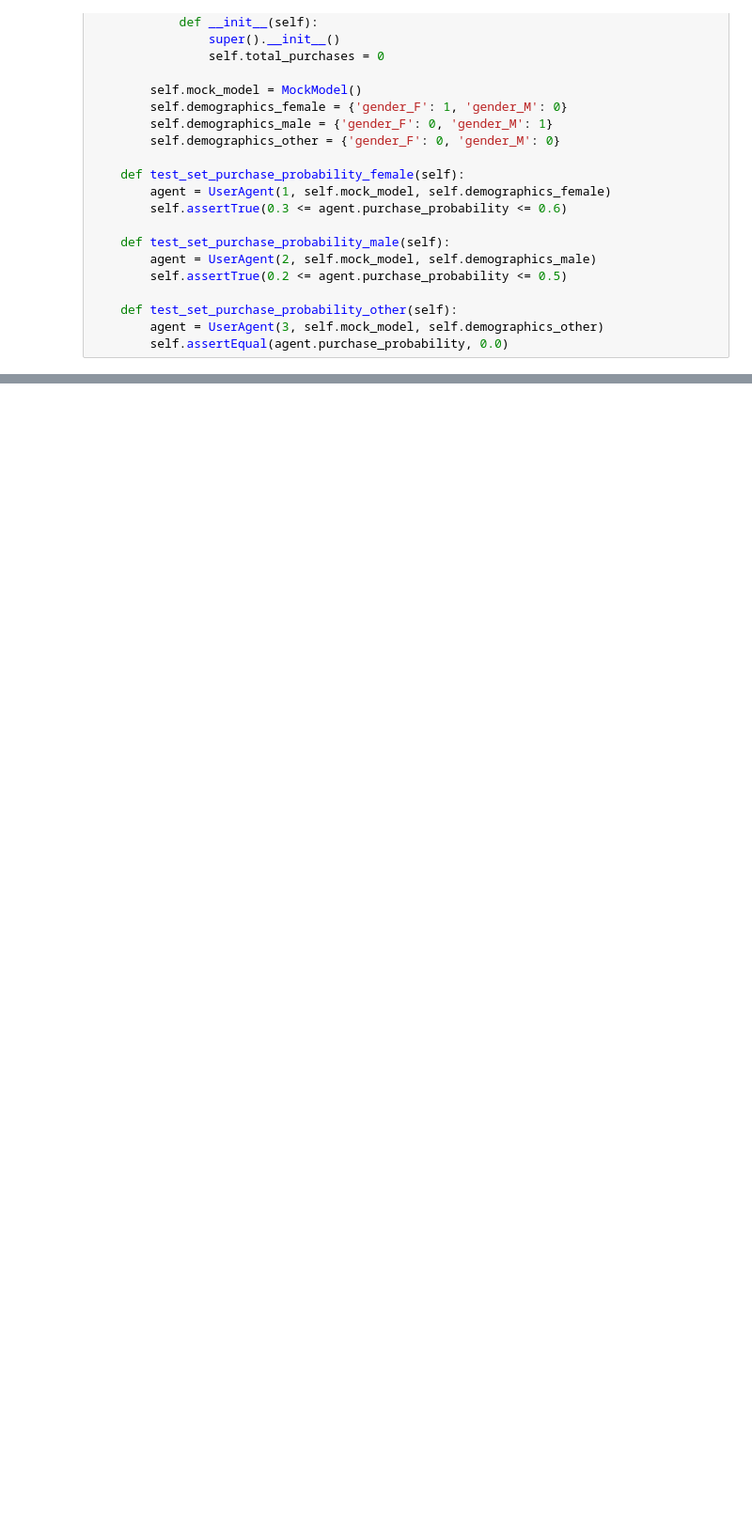
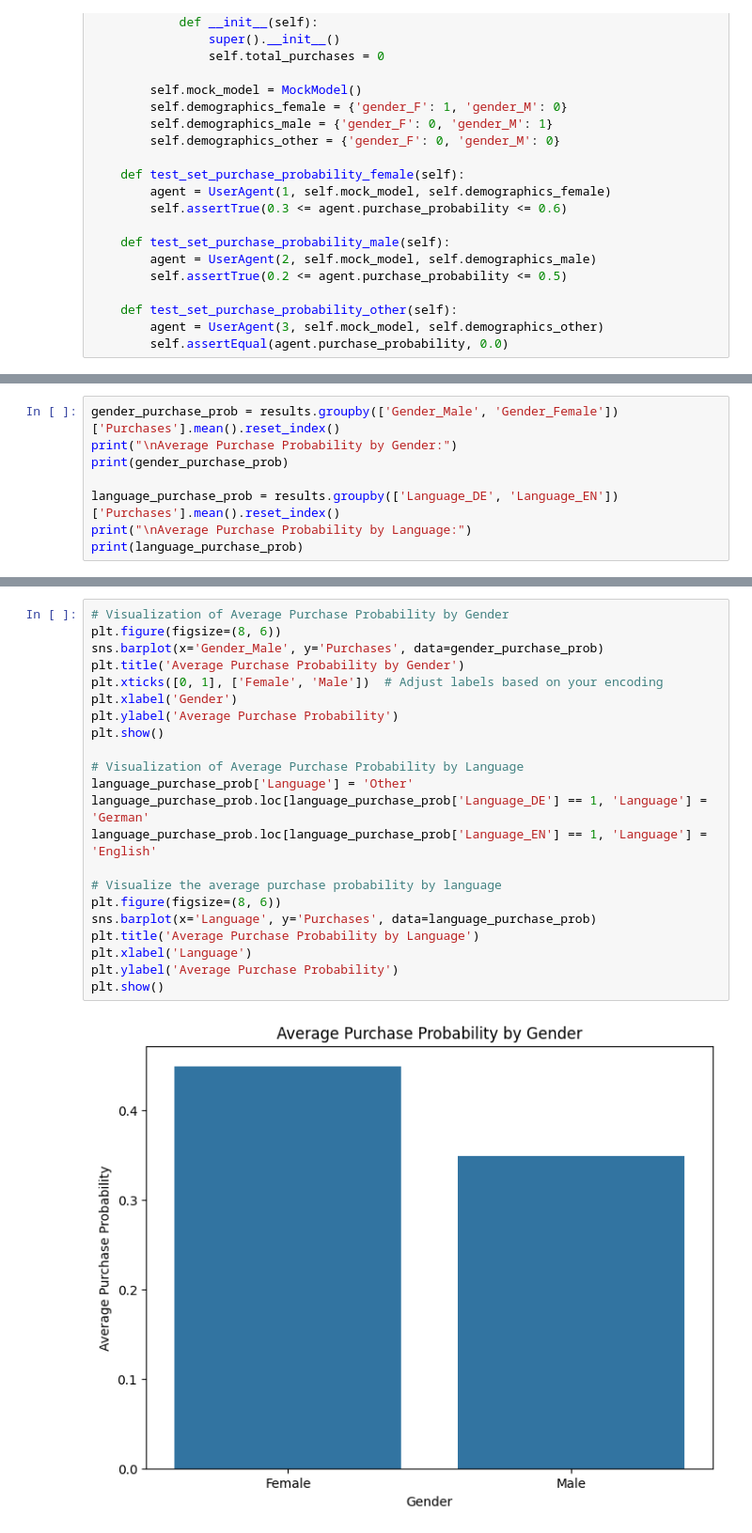
Before and after one commit to Selomegech/Agent-Based-Simulation-in-Python, a Jupyter notebook: model.ipynb, the cells around one changed output, grey strips where cells are left out. Shown: that part at 94% size. Cells and saved outputs as stored; diff of their text form; blank space fills up the shorter version.

```diff
--- a/model.ipynb
+++ b/model.ipynb
@@ -234,0 +251,8 @@ Total Purchases: 2112125
+# %%
+gender_purchase_prob = results.groupby(['Gender_Male', 'Gender_Female'])['Purchases'].mean().reset_index()
+print("\nAverage Purchase Probability by Gender:")
+print(gender_purchase_prob)
+
+language_purchase_prob = results.groupby(['Language_DE', 'Language_EN'])['Purchases'].mean().reset_index()
+print("\nAverage Purchase Probability by Language:")
+print(language_purchase_prob)
@@ -234,0 +270,24 @@ Total Purchases: 2112125
+# %%
+# Visualization of Average Purchase Probability by Gender
+plt.figure(figsize=(8, 6))
+sns.barplot(x='Gender_Male', y='Purchases', data=gender_purchase_prob)
+plt.title('Average Purchase Probability by Gender')
+plt.xticks([0, 1], ['Female', 'Male'])  # Adjust labels based on your encoding
+plt.xlabel('Gender')
+plt.ylabel('Average Purchase Probability')
+plt.show()
+
+# Visualization of Average Purchase Probability by Language
+language_purchase_prob['Language'] = 'Other'
+language_purchase_prob.loc[language_purchase_prob['Language_DE'] == 1, 'Language'] = 'German'
+language_purchase_prob.loc[language_purchase_prob['Language_EN'] == 1, 'Language'] = 'English'
+
+# Visualize the average purchase probability by language
+plt.figure(figsize=(8, 6))
+sns.barplot(x='Language', y='Purchases', data=language_purchase_prob)
+plt.title('Average Purchase Probability by Language')
+plt.xlabel('Language')
+plt.ylabel('Average Purchase Probability')
+plt.show()
+# %% [output]
+[figure, added]
```
Also changed, not shown: parts of 6 cells of this notebook, 1 other file.
